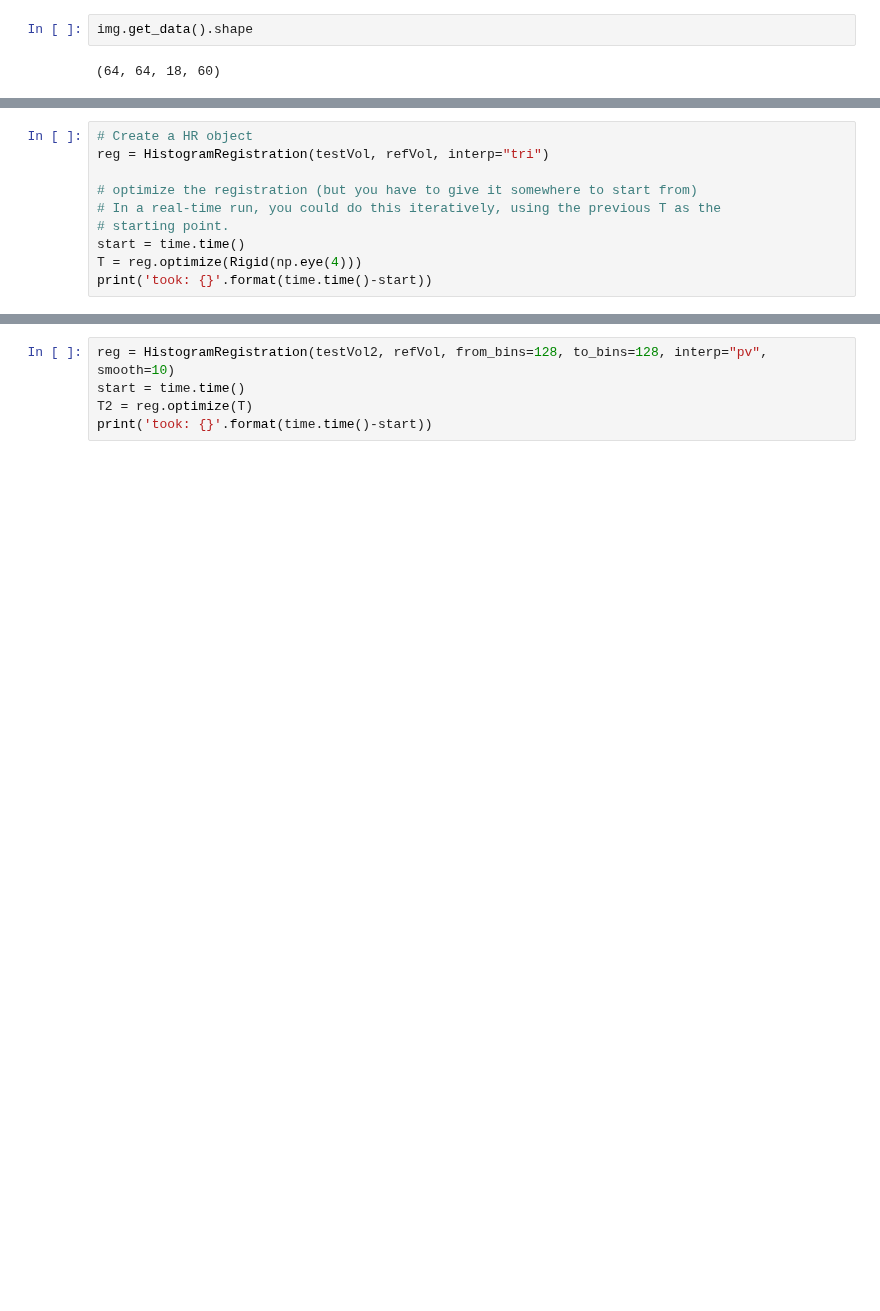
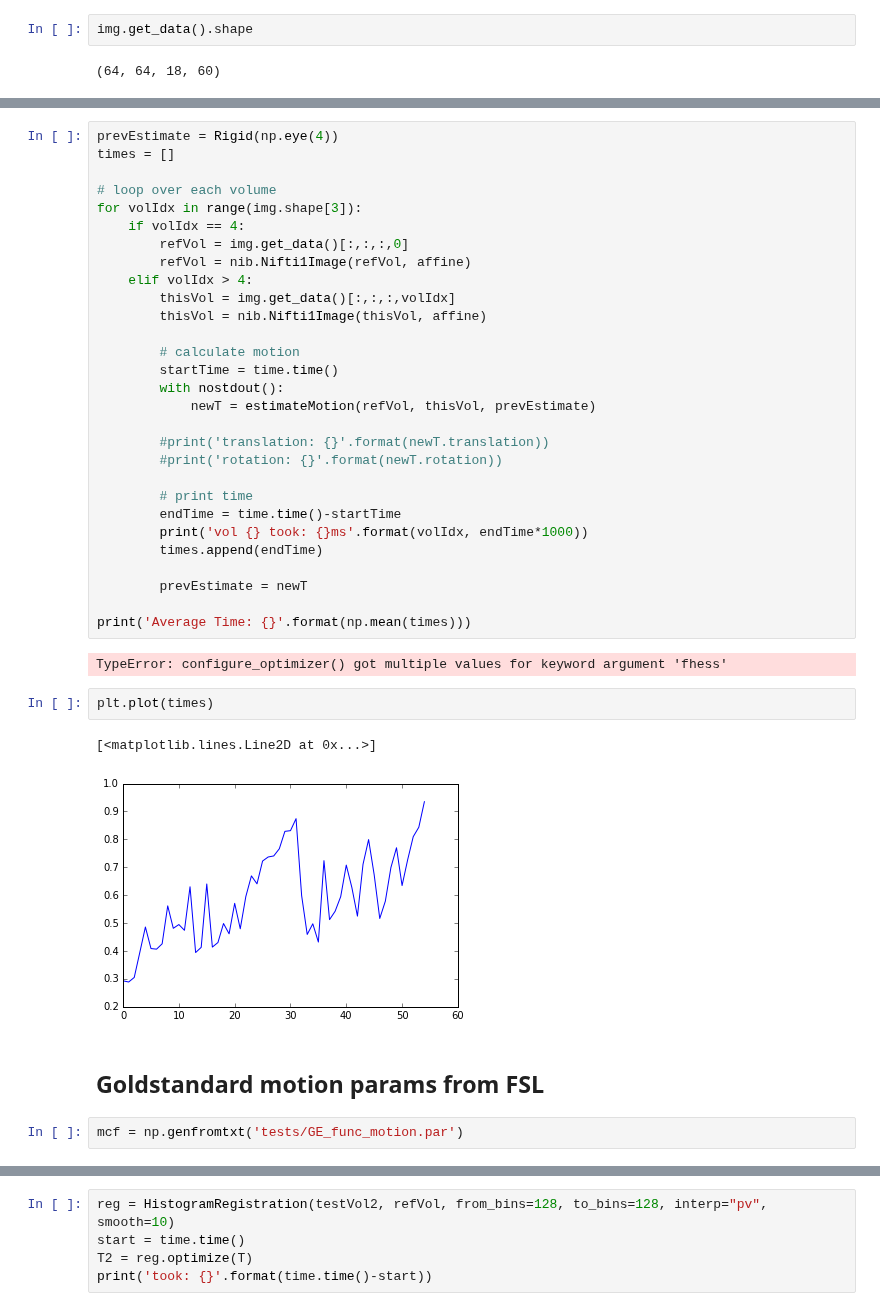
Before and after one commit to jeffmacinnes/pyneal, a Jupyter notebook: sandbox/motionTests.ipynb, the cells around one changed output, grey strips where cells are left out. Drawn from its saved outputs; the diff is of its cells as text; blank space fills up the shorter version.

Commit message:
adding motion calculations to preprocessing pipeline

```diff
--- a/sandbox/motionTests.ipynb
+++ b/sandbox/motionTests.ipynb
@@ -31,10 +31,0 @@ import time
-# %%
-# Create a HR object
-reg = HistogramRegistration(testVol, refVol, interp="tri")
-
-# optimize the registration (but you have to give it somewhere to start from)
-# In a real-time run, you could do this iteratively, using the previous T as the
-# starting point.
-start = time.time()
-T = reg.optimize(Rigid(np.eye(4)))
-print('took: {}'.format(time.time()-start))
@@ -108,0 +65,40 @@ testVol2 = nib.Nifti1Image(testVol2, affine)
+# %%
+prevEstimate = Rigid(np.eye(4))
+times = []
+
+# loop over each volume
+for volIdx in range(img.shape[3]):
+    if volIdx == 4:
+        refVol = img.get_data()[:,:,:,0]
+        refVol = nib.Nifti1Image(refVol, affine)
+    elif volIdx > 4:
+        thisVol = img.get_data()[:,:,:,volIdx]
+        thisVol = nib.Nifti1Image(thisVol, affine)
+
+        # calculate motion
+        startTime = time.time()
+        with nostdout():
+            newT = estimateMotion(refVol, thisVol, prevEstimate)
+
+        #print('translation: {}'.format(newT.translation))
+        #print('rotation: {}'.format(newT.rotation))
+
+        # print time
+        endTime = time.time()-startTime
+        print('vol {} took: {}ms'.format(volIdx, endTime*1000))
+        times.append(endTime)
+
+        prevEstimate = newT
+
+print('Average Time: {}'.format(np.mean(times)))
+# %% [output]
+TypeError: configure_optimizer() got multiple values for keyword argument 'fhess'
+# %%
+plt.plot(times)
+# %% [output]
+[<matplotlib.lines.Line2D at 0x...>]
+[figure, added]
+# %% [markdown]
+## Goldstandard motion params from FSL
+# %%
+mcf = np.genfromtxt('tests/GE_func_motion.par')
```
Also changed, not shown: parts of 14 cells of this notebook, 5 other files.
